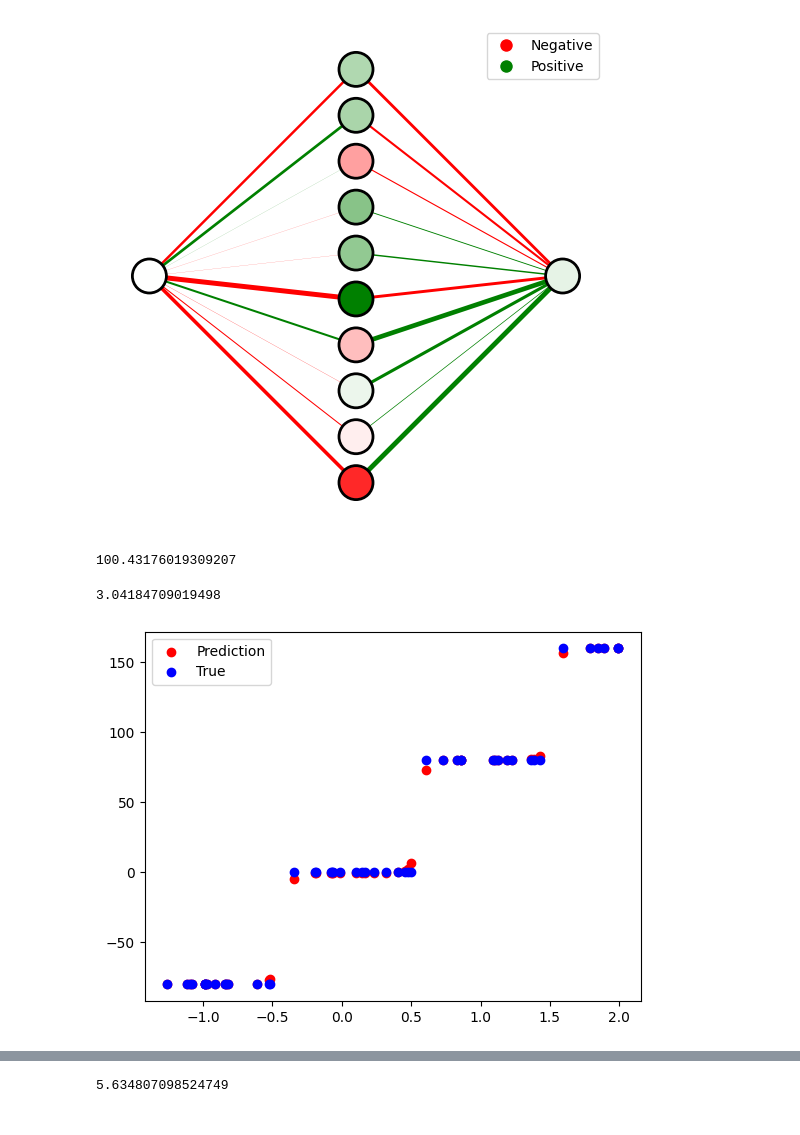
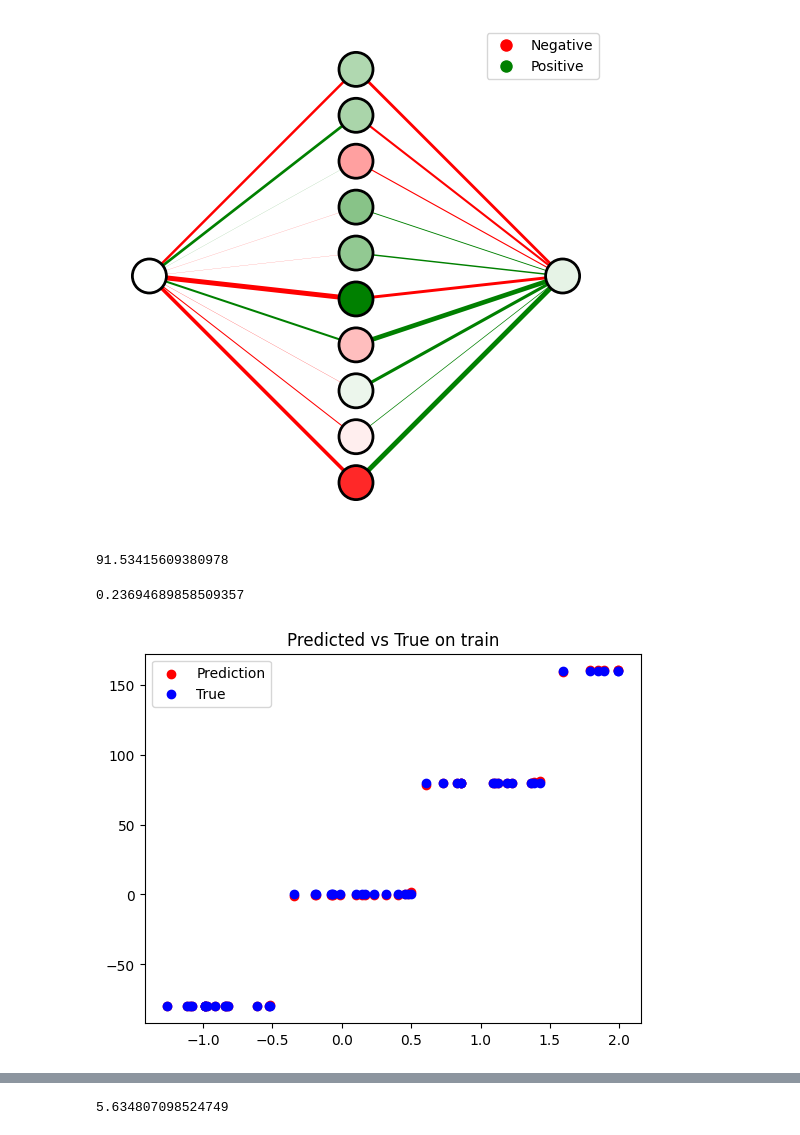
Before and after one commit to nizwant/methods_of_computational_intelligence, a Jupyter notebook: NeuralNetworks/NN2_final.ipynb, the cells around one changed output, grey strips where cells are left out. Saved outputs shown, nothing was run; the diff lists cells and outputs as text; code cells hidden in the pictures.

```diff
--- a/NeuralNetworks/NN2_final.ipynb
+++ b/NeuralNetworks/NN2_final.ipynb
@@ -556,24 +556,25 @@ mse = neural.adam_debug(
     steps_large_train["y"],
     learning_rate=0.05,
     batch_size=50,
-    max_num_epoch=5000,
+    max_num_epoch=10000,
     silent=True,
 )
 neural.mean_squared_error(steps_large_test["x"], steps_large_test["y"])
 # %% [output]
-100.43176019309207
+91.53415609380978
 # %%
 y = []
 for i in steps_large_train["x"]:
     y.append(neural.forward(i))
 plt.scatter(steps_large_train["x"], y, c="red")
 plt.scatter(
     steps_large_train["x"],
     steps_large_train["y"],
     c="blue",
 )
 plt.legend(["Prediction", "True"])
+plt.title("Predicted vs True on train")
 neural.mean_squared_error(steps_large_train["x"], steps_large_train["y"])
 # %% [output]
-3.04184709019498
+0.23694689858509357
-[figure, old version]
+[figure, new version]
```
Also changed, not shown: parts of 1 cell of this notebook.
